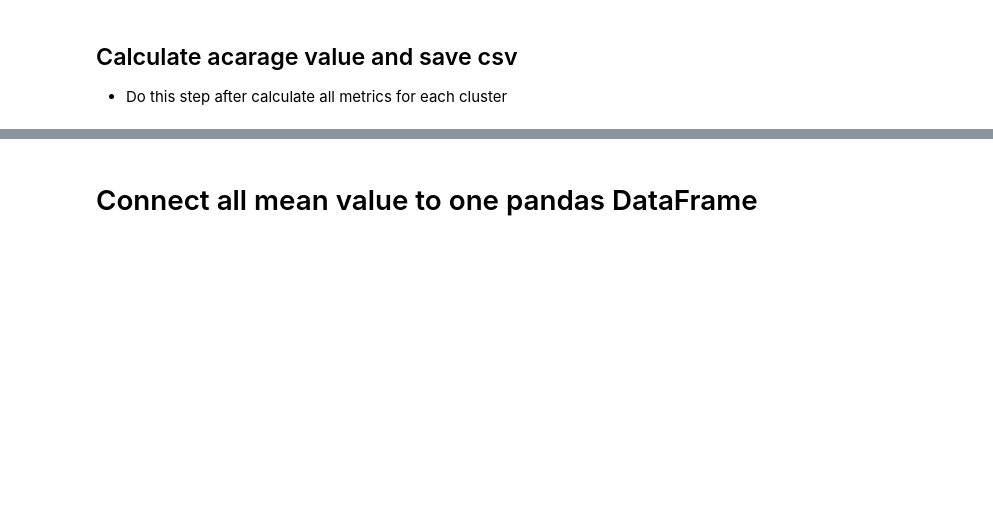
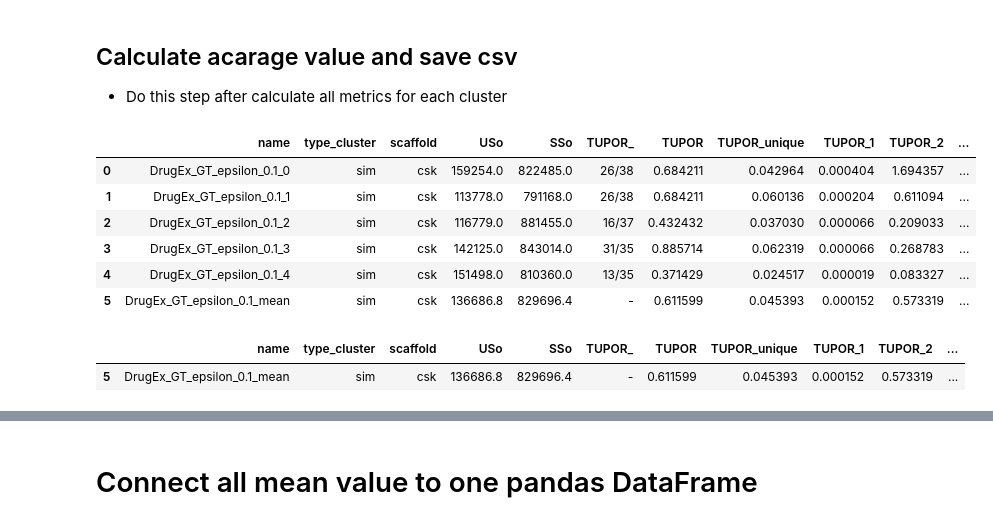
Before and after one commit to filvaleriia/scaffold-based-metrics, a Jupyter notebook: calculate_the_metrics.ipynb, the cells around one changed output, grey strips where cells are left out. Saved outputs shown, nothing was run; the diff lists cells and outputs as text; code cells hidden in the pictures; blank space fills up the shorter version.

```diff
--- a/calculate_the_metrics.ipynb
+++ b/calculate_the_metrics.ipynb
@@ -179,2 +281,14 @@ generator = 'DrugEx_RNN' #options: 'Molpher'|'DrugEx'
 receptor = 'Glucocorticoid_receptor' #options: 'Glucocorticoid_receptor'|'Leukocyte_elastase'``
+# %%
+df = avarage_value(number, type_cluster, scaffold_type, generator, receptor)
+# %% [output]
+|  | name | type_cluster | scaffold | USo | SSo | TUPOR_ | TUPOR | TUPOR_unique | TUPOR_1 | TUPOR_2 | ... |
+| 0 | DrugEx_GT_epsilon_0.1_0 | sim | csk | 159254.0 | 822485.0 | 26/38 | 0.684211 | 0.042964 | 0.000404 | 1.694357 | ... |
+| 1 | DrugEx_GT_epsilon_0.1_1 | sim | csk | 113778.0 | 791168.0 | 26/38 | 0.684211 | 0.060136 | 0.000204 | 0.611094 | ... |
+| 2 | DrugEx_GT_epsilon_0.1_2 | sim | csk | 116779.0 | 881455.0 | 16/37 | 0.432432 | 0.037030 | 0.000066 | 0.209033 | ... |
+| 3 | DrugEx_GT_epsilon_0.1_3 | sim | csk | 142125.0 | 843014.0 | 31/35 | 0.885714 | 0.062319 | 0.000066 | 0.268783 | ... |
+| 4 | DrugEx_GT_epsilon_0.1_4 | sim | csk | 151498.0 | 810360.0 | 13/35 | 0.371429 | 0.024517 | 0.000019 | 0.083327 | ... |
+| 5 | DrugEx_GT_epsilon_0.1_mean | sim | csk | 136686.8 | 829696.4 | - | 0.611599 | 0.045393 | 0.000152 | 0.573319 | ... |
+|  | name | type_cluster | scaffold | USo | SSo | TUPOR_ | TUPOR | TUPOR_unique | TUPOR_1 | TUPOR_2 | ... |
+| 5 | DrugEx_GT_epsilon_0.1_mean | sim | csk | 136686.8 | 829696.4 | - | 0.611599 | 0.045393 | 0.000152 | 0.573319 | ... |
 # %%
```
Also changed, not shown: parts of 16 cells of this notebook, 13 other files.
